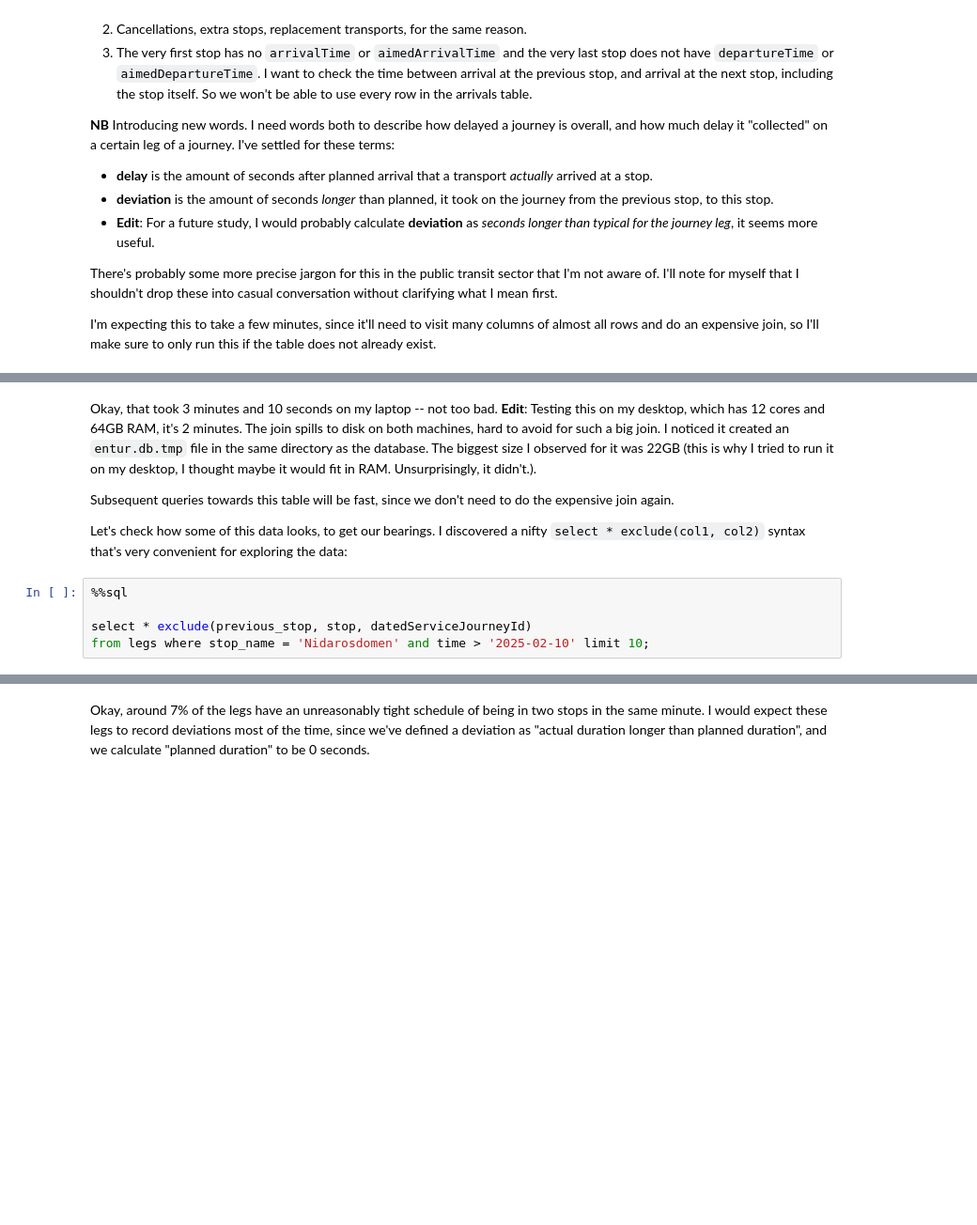
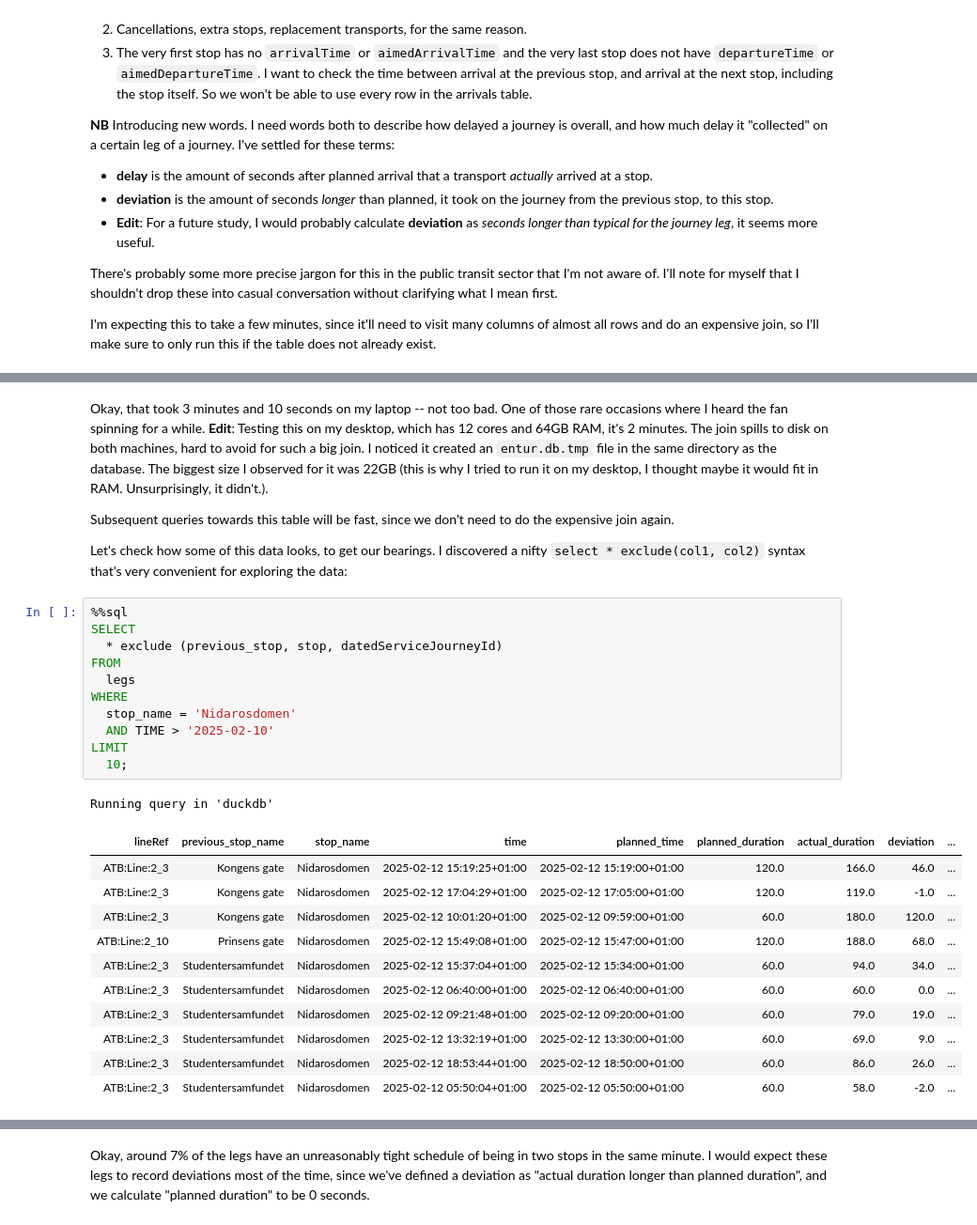
Before and after one commit to kaaveland/bus-eta, a Jupyter notebook: EnturRealtimeEDA.ipynb, the cells around one changed output, grey strips where cells are left out. Shown at 94% size. Saved outputs shown, nothing was run; the diff lists cells and outputs as text; blank space fills up the shorter version.

```diff
--- a/EnturRealtimeEDA.ipynb
+++ b/EnturRealtimeEDA.ipynb
@@ -491,13 +760,32 @@ db.sql("select * from legs where time > '2025-01-01' limit 1").df().T
 # %% [markdown]
-Okay, that took 3 minutes and 10 seconds on my laptop -- not too bad. **Edit**: Testing this on my desktop, which has 12 cores and 64GB RAM, it's 2 minutes. The join spills to disk on both machines, hard to avoid for such a big join. I noticed it created an `entur.db.tmp` file in the same directory as the database. The biggest size I observed for it was 22GB (this is why I tried to run it on my desktop, I thought maybe it would fit in RAM. Unsurprisingly, it didn't.).
+Okay, that took 3 minutes and 10 seconds on my laptop -- not too bad. One of those rare occasions where I heard the fan spinning for a while. **Edit**: Testing this on my desktop, which has 12 cores and 64GB RAM, it's 2 minutes. The join spills to disk on both machines, hard to avoid for such a big join. I noticed it created an `entur.db.tmp` file in the same directory as the database. The biggest size I observed for it was 22GB (this is why I tried to run it on my desktop, I thought maybe it would fit in RAM. Unsurprisingly, it didn't.).
 
 Subsequent queries towards this table will be fast, since we don't need to do the expensive join again.
 
 Let's check how some of this data looks, to get our bearings. I discovered a nifty `select * exclude(col1, col2)` syntax that's very convenient for exploring the data:
 # %%
 %%sql
-
-select * exclude(previous_stop, stop, datedServiceJourneyId)
-from legs where stop_name = 'Nidarosdomen' and time > '2025-02-10' limit 10;
+SELECT
+  * exclude (previous_stop, stop, datedServiceJourneyId)
+FROM
+  legs
+WHERE
+  stop_name = 'Nidarosdomen'
+  AND TIME > '2025-02-10'
+LIMIT
+  10;
+# %% [output]
+Running query in 'duckdb'
+| lineRef | previous_stop_name | stop_name | time | planned_time | planned_duration | actual_duration | deviation | ... |
+| ATB:Line:2_3 | Kongens gate | Nidarosdomen | 2025-02-12 15:19:25+01:00 | 2025-02-12 15:19:00+01:00 | 120.0 | 166.0 | 46.0 | ... |
+| ATB:Line:2_3 | Kongens gate | Nidarosdomen | 2025-02-12 17:04:29+01:00 | 2025-02-12 17:05:00+01:00 | 120.0 | 119.0 | -1.0 | ... |
+| ATB:Line:2_3 | Kongens gate | Nidarosdomen | 2025-02-12 10:01:20+01:00 | 2025-02-12 09:59:00+01:00 | 60.0 | 180.0 | 120.0 | ... |
+| ATB:Line:2_10 | Prinsens gate | Nidarosdomen | 2025-02-12 15:49:08+01:00 | 2025-02-12 15:47:00+01:00 | 120.0 | 188.0 | 68.0 | ... |
+| ATB:Line:2_3 | Studentersamfundet | Nidarosdomen | 2025-02-12 15:37:04+01:00 | 2025-02-12 15:34:00+01:00 | 60.0 | 94.0 | 34.0 | ... |
+| ATB:Line:2_3 | Studentersamfundet | Nidarosdomen | 2025-02-12 06:40:00+01:00 | 2025-02-12 06:40:00+01:00 | 60.0 | 60.0 | 0.0 | ... |
+| ATB:Line:2_3 | Studentersamfundet | Nidarosdomen | 2025-02-12 09:21:48+01:00 | 2025-02-12 09:20:00+01:00 | 60.0 | 79.0 | 19.0 | ... |
+| ATB:Line:2_3 | Studentersamfundet | Nidarosdomen | 2025-02-12 13:32:19+01:00 | 2025-02-12 13:30:00+01:00 | 60.0 | 69.0 | 9.0 | ... |
+| ATB:Line:2_3 | Studentersamfundet | Nidarosdomen | 2025-02-12 18:53:44+01:00 | 2025-02-12 18:50:00+01:00 | 60.0 | 86.0 | 26.0 | ... |
+| ATB:Line:2_3 | Studentersamfundet | Nidarosdomen | 2025-02-12 05:50:04+01:00 | 2025-02-12 05:50:00+01:00 | 60.0 | 58.0 | -2.0 | ... |
 # %%
 %%sql
```
Also changed, not shown: parts of 61 cells of this notebook, 10 other files.
